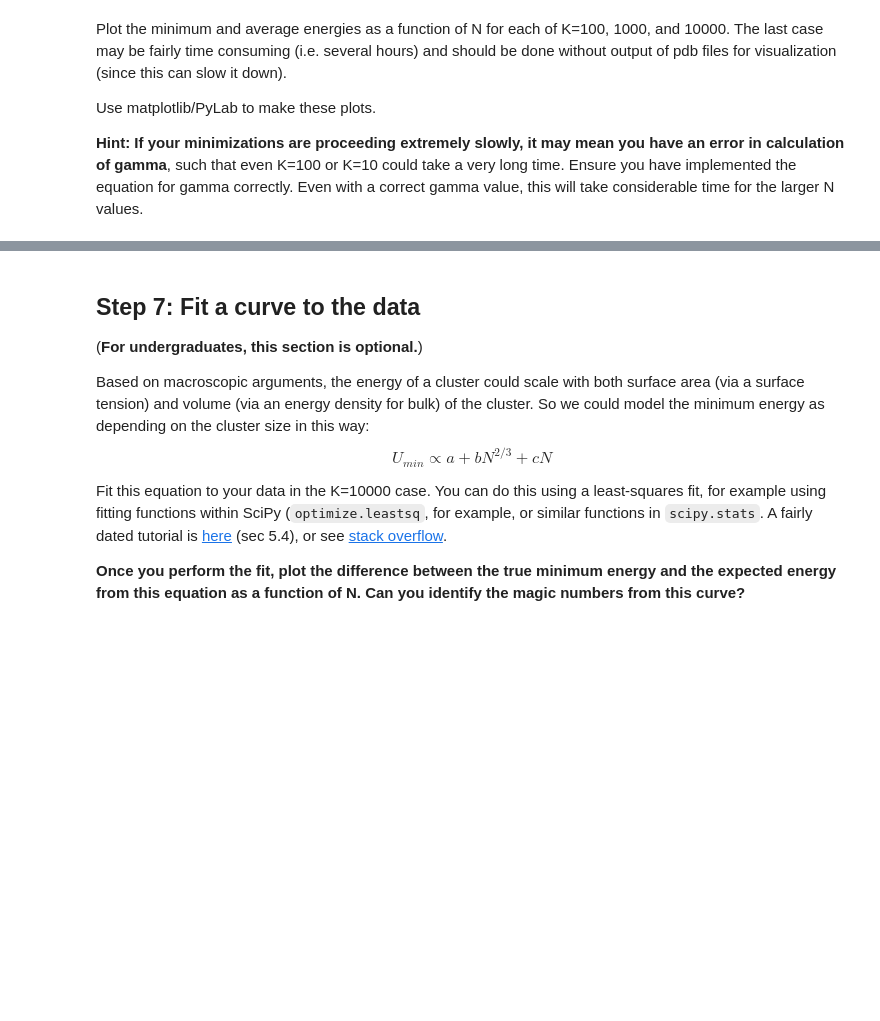
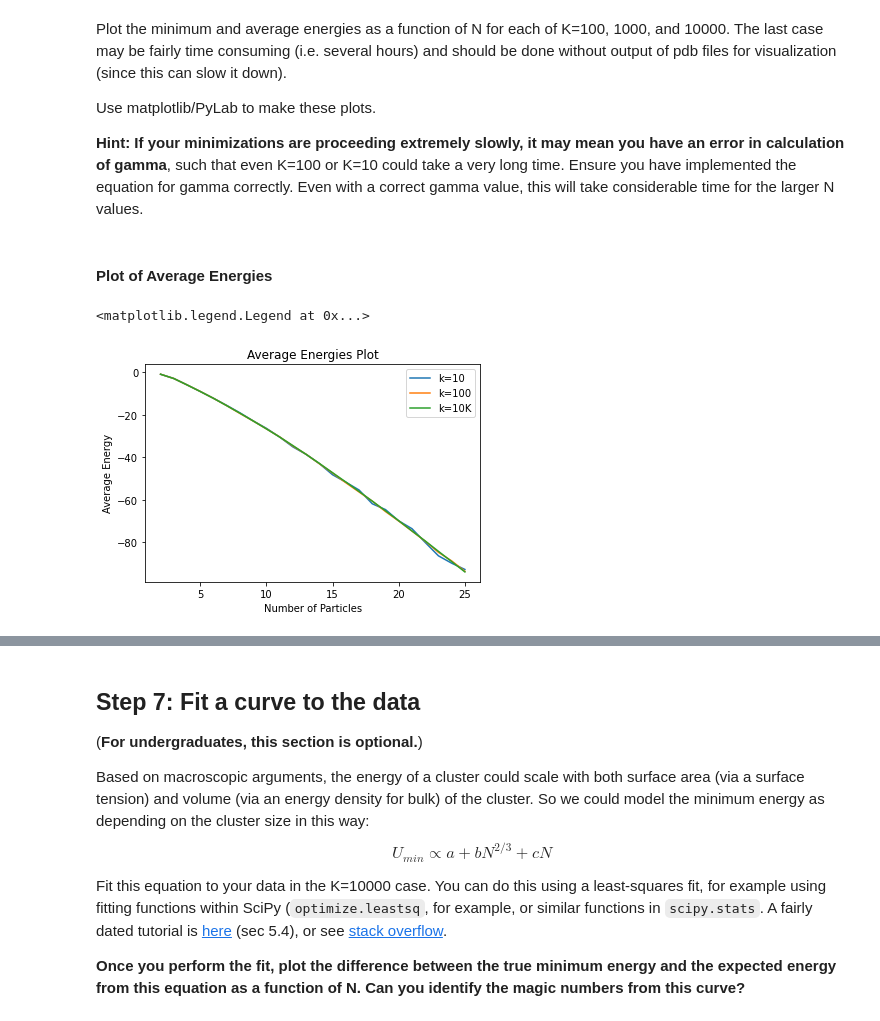
Before and after one commit to MobleyLab/drug-computing, a Jupyter notebook: uci-pharmsci/assignments/energy_minimization/energy_minimization_assignment.ipynb, the cells around one changed output, grey strips where cells are left out. Cells and saved outputs as stored; diff of their text form; code cells hidden in the pictures; blank space fills up the shorter version.

Commit message:
Solution for energy minimization

```diff
--- a/uci-pharmsci/assignments/energy_minimization/energy_minimization_assignment.ipynb
+++ b/uci-pharmsci/assignments/energy_minimization/energy_minimization_assignment.ipynb
@@ -345,3 +466,31 @@ file.close()
+# %%
+Pos_config = []
+Pos_min_config=[]
+PEnergy_min_config=[]
+PEnergy_av = []
+PEnergy_std = []
+PEnergy_min = []
+#k=np.array(10,100,1000,10000)
+N=list(range(2,26,1)) # Number of particles
+for n in N:
+    Pos_min_config_k=[]
+    PEnergy_min_config_k=[]
+    for i in range(10000):
+        Pos = InitPositions(n,np.cbrt(n*10**3))# Changes the configuration and the number of particles
+        PEnergy,Pos_min=ConjugateGradient(Pos,0.001,10**-8,10**-10)
+        PEnergy_min_config_k.append(PEnergy)
+        Pos_min_config_k.append(Pos_min)
+    Pos_min_config.append(Pos_min_config_k)
+    PEnergy_min_config.append(PEnergy_min_config_k)
+    PEnergy_std.append(np.std(PEnergy_min_config_k))
+    PEnergy_min.append(np.amin(PEnergy_min_config_k))
+    PEnergy_av.append(np.mean(PEnergy_min_config_k))
+import pandas as pd
+PEnergy_Dataframe_k10K = pd.DataFrame()
+PEnergy_Dataframe_k10K['Number_Particles']=N
+PEnergy_Dataframe_k10K['Average_Energy'] = PEnergy_av
+PEnergy_Dataframe_k10K['Std_Dev']=PEnergy_std
+PEnergy_Dataframe_k10K['Min_Energy']=PEnergy_min
 # %% [markdown]
 ## Step 5: Graph your findings
 # %% [markdown]
@@ -354,0 +502,16 @@ Use matplotlib/PyLab to make these plots.
+# %% [markdown]
+#### Plot of Average Energies
+# %%
+#Your code for this here
+import matplotlib.pyplot as plt
+fig1, ax1 = plt.subplots()
+ax1.plot(PEnergy_Dataframe_k10['Number_Particles'],PEnergy_Dataframe_k10['Average_Energy'],label="k=10")
+ax1.plot(PEnergy_Dataframe_k100['Number_Particles'],PEnergy_Dataframe_k100['Average_Energy'],label="k=100")
+ax1.plot(PEnergy_Dataframe_k10K['Number_Particles'],PEnergy_Dataframe_k10K['Average_Energy'],label="k=10K")
+plt.ylabel("Average Energy")
+plt.xlabel("Number of Particles")
+plt.title("Average Energies Plot")
+plt.legend(loc="upper right")
+# %% [output]
+<matplotlib.legend.Legend at 0x...>
+[figure, added]
```
Also changed, not shown: parts of 26 cells of this notebook.
